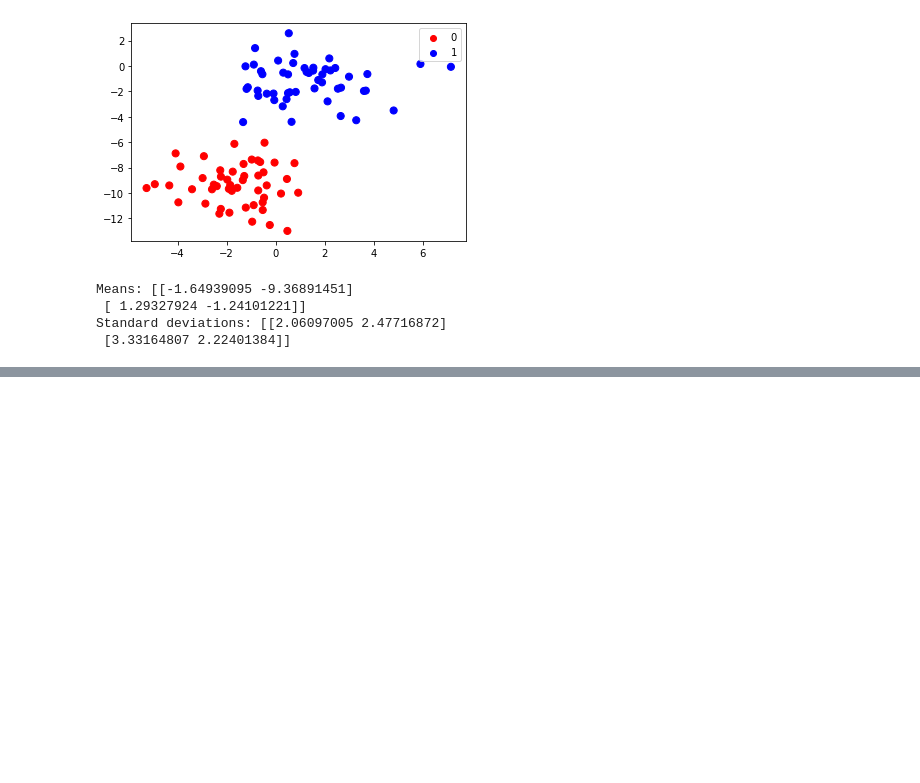
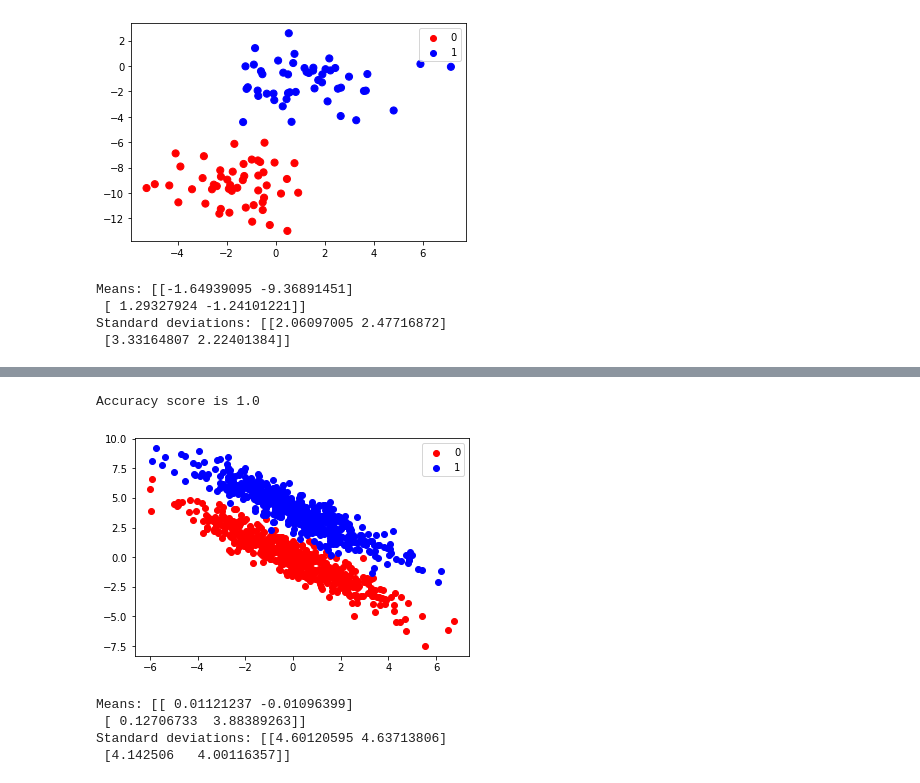
Before and after one commit to tauimonen/Data-science, a Jupyter notebook: Naive Bayes classification.ipynb, the cells around one changed output, grey strips where cells are left out. Drawn from its saved outputs; the diff is of its cells as text; code cells hidden in the pictures; blank space fills up the shorter version.

Commit message:
modelling the data using Gaussian distributions

```diff
--- a/Naive Bayes classification.ipynb
+++ b/Naive Bayes classification.ipynb
@@ -66,0 +69,10 @@ plot_ellipse(plt.gca(), model.theta_[1], np.identity(2)*model.sigma_[1], color="
+# %%
+# Accuracy score gives a measure about how well we managed to predict the labels. The maximum value is 1.0.
+
+from sklearn.metrics import accuracy_score
+
+y_fitted = model.predict(X)
+acc=accuracy_score(y,y_fitted)
+print("Accuracy score is", acc)
+# %% [output]
+Accuracy score is 1.0
@@ -66,0 +82,16 @@ plot_ellipse(plt.gca(), model.theta_[1], np.identity(2)*model.sigma_[1], color="
+# %%
+# Generating some more data using multivariate normal distributions.
+
+cov=np.array([[ 4.68, -4.32], [-4.32,  4.68]])
+mean1 = [0,0]
+mean2 = [0,4]
+n=500
+x1 = np.random.multivariate_normal(mean1, cov, n).T
+x2 = np.random.multivariate_normal(mean2, cov, n).T
+X=np.vstack([x1.T,x2.T])
+y=np.hstack([[0]*n, [1]*n]).T
+plt.scatter(X[:n,0], X[:n,1], color="red", label=0)
+plt.scatter(X[n:,0], X[n:,1], color="blue", label=1)
+plt.legend();
+# %% [output]
+[figure, added]
@@ -66,0 +105,8 @@ plot_ellipse(plt.gca(), model.theta_[1], np.identity(2)*model.sigma_[1], color="
+# %%
+print("Means:", model.theta_)
+print("Standard deviations:", model.sigma_)
+# %% [output]
+Means: [[ 0.01121237 -0.01096399]
+ [ 0.12706733  3.88389263]]
+Standard deviations: [[4.60120595 4.63713806]
+ [4.142506   4.00116357]]
```
Also changed, not shown: parts of 6 cells of this notebook.
